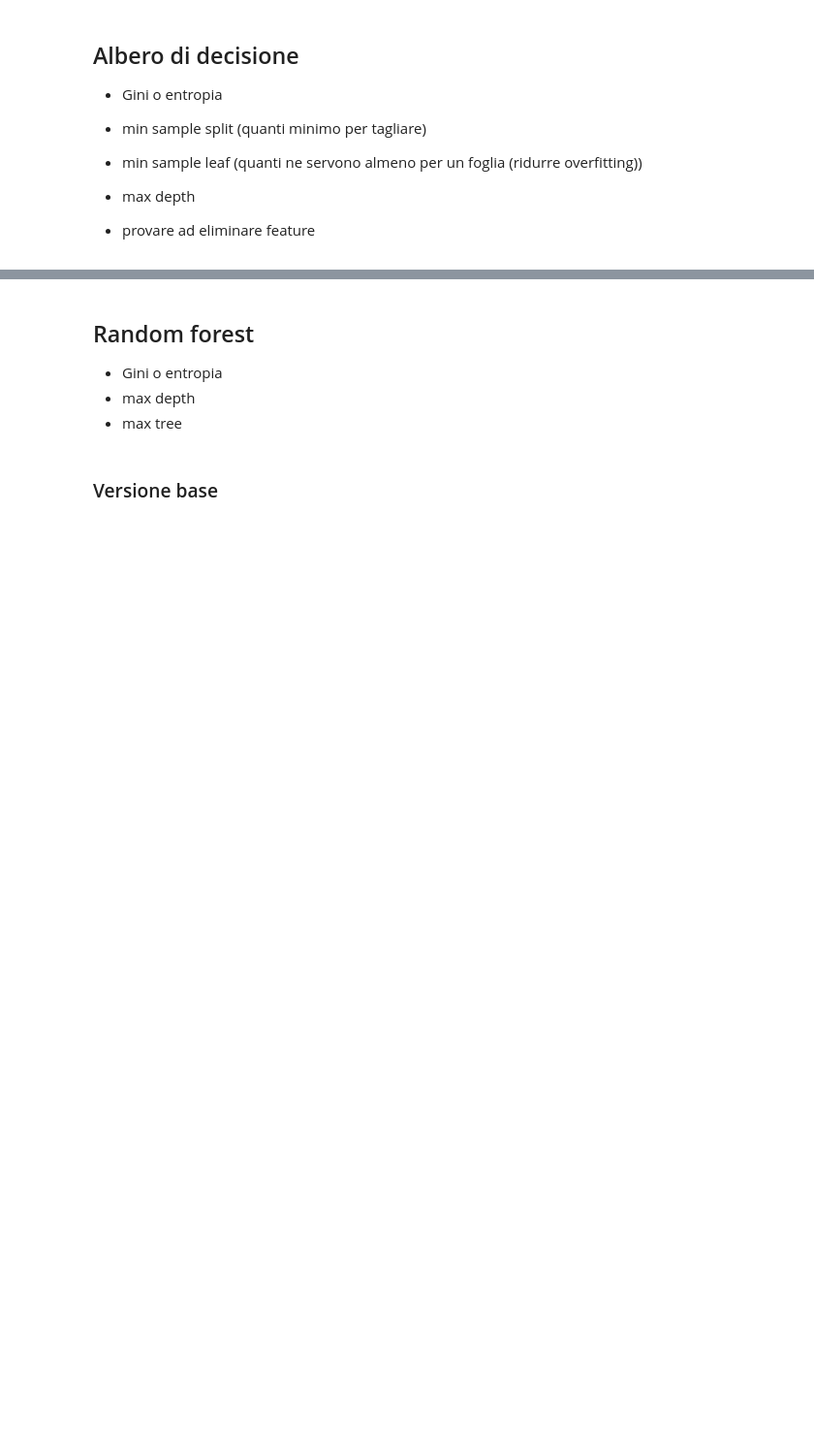
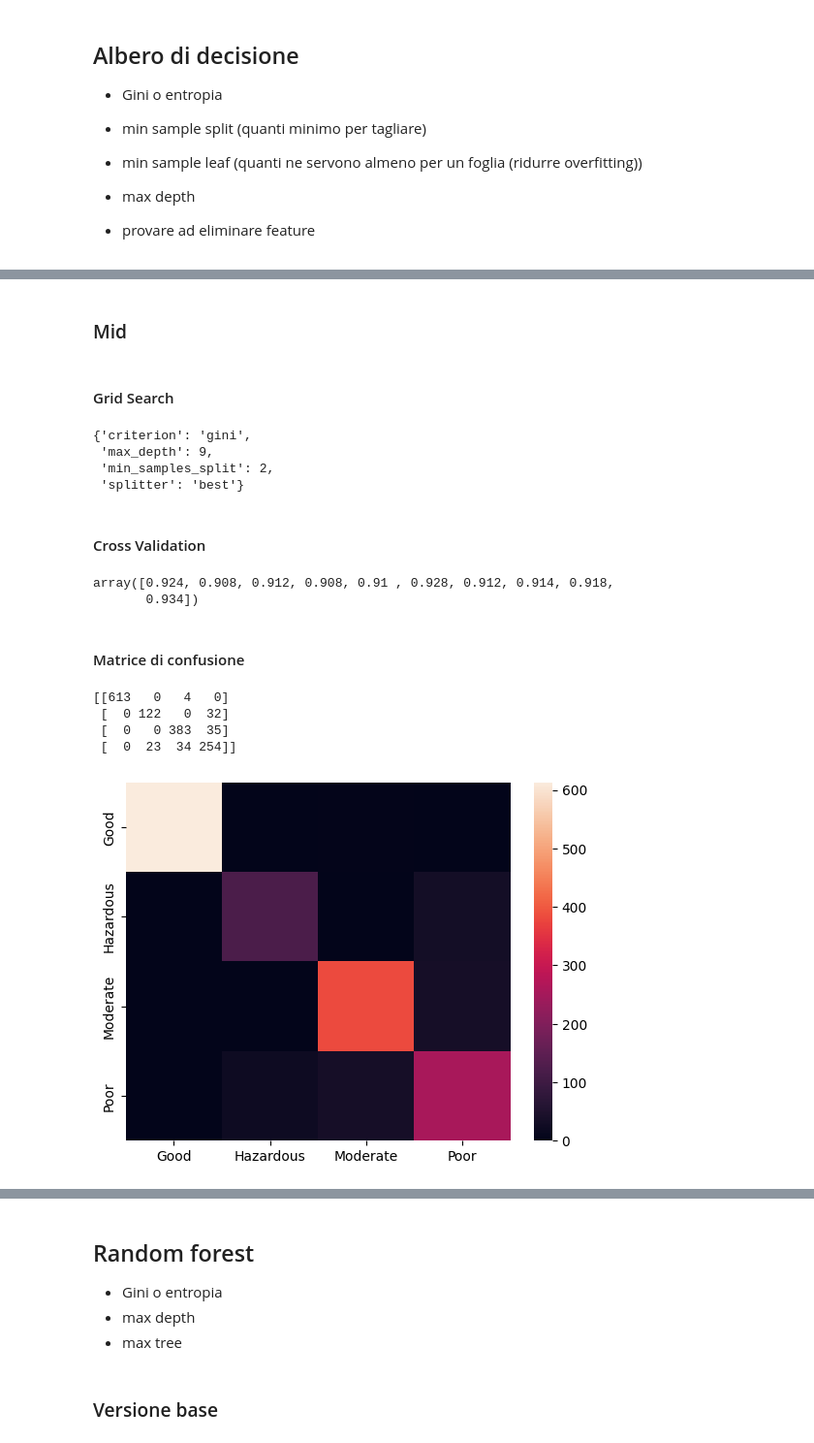
Before and after one commit to MauroMuratore/machine-learning, a Jupyter notebook: main.ipynb, the cells around one changed output, grey strips where cells are left out. Shown at 97% size. Drawn from its saved outputs; the diff is of its cells as text; code cells hidden in the pictures; blank space fills up the shorter version.

```diff
--- a/main.ipynb
+++ b/main.ipynb
@@ -535,0 +370,55 @@ plt.legend()
+# %% [markdown]
+### Mid
+# %% [markdown]
+#### Grid Search
+# %%
+tree_mid_search_grid = GridSearchCV(
+    DecisionTreeClassifier(random_state=RANDOM_SEED),
+    param_grid=tree_param_grid,
+    cv=5,
+    return_train_score=True
+)
+tree_mid_search_grid.fit(X_mid_t, y_train)
+grid_best_params = tree_mid_search_grid.best_params_
+tree_param_list.append((grid_best_params["max_depth"], grid_best_params["min_samples_split"]))
+grid_best_params
+# %% [output]
+{'criterion': 'gini',
+ 'max_depth': 9,
+ 'min_samples_split': 2,
+ 'splitter': 'best'}
+# %% [markdown]
+#### Cross Validation
+# %%
+mid_tree_score =cross_val_score(
+    DecisionTreeClassifier(
+        criterion=grid_best_params["criterion"],
+        max_depth=grid_best_params["max_depth"],
+        min_samples_split=grid_best_params["min_samples_split"],
+        random_state=RANDOM_SEED),
+    X_mid,
+    y,
+    cv=10
+)
+mid_tree_score
+# %% [output]
+array([0.924, 0.908, 0.912, 0.908, 0.91 , 0.928, 0.912, 0.914, 0.918,
+       0.934])
+# %% [markdown]
+#### Matrice di confusione
+# %%
+mid_tree = DecisionTreeClassifier(
+    criterion=grid_best_params["criterion"],
+    max_depth=grid_best_params["max_depth"],
+    min_samples_split=grid_best_params["min_samples_split"],
+    random_state=RANDOM_SEED
+)
+mid_tree.fit(X_mid_t, y_train)
+y_pred = mid_tree.predict(X_mid_v)
+plot_confusion_matrix(y_val, y_pred)
+# %% [output]
+[[613   0   4   0]
+ [  0 122   0  32]
+ [  0   0 383  35]
+ [  0  23  34 254]]
+[figure, added]
```
Also changed, not shown: parts of 59 cells of this notebook.
